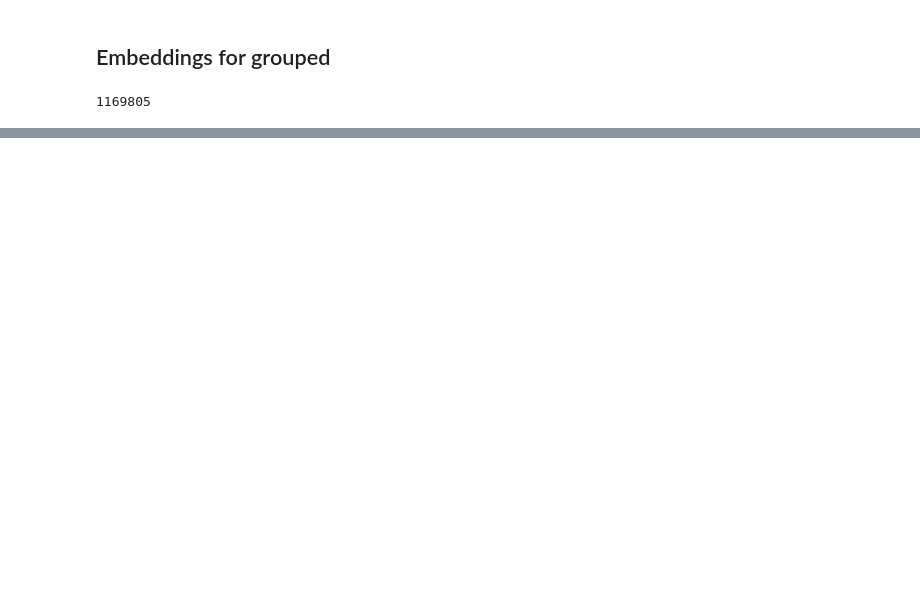
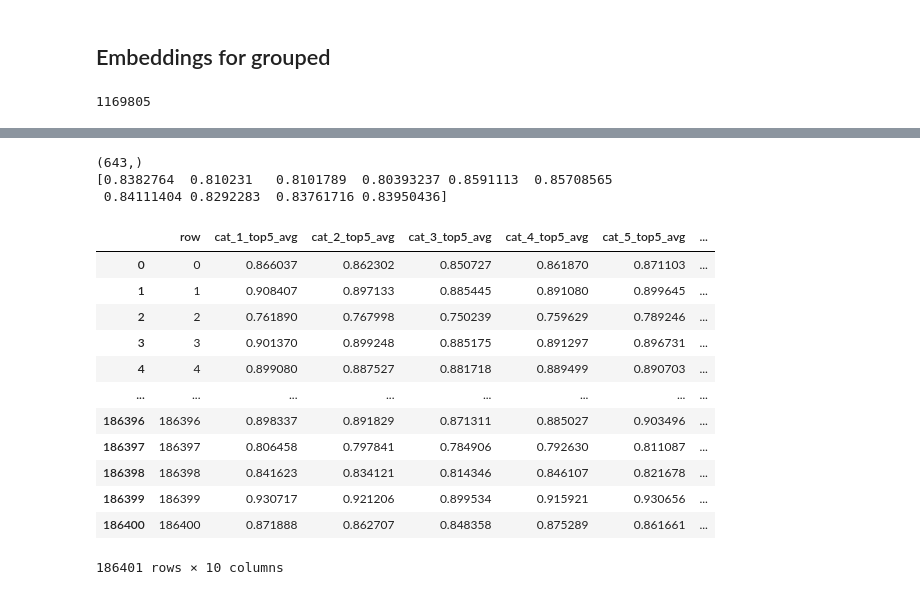
Before and after one commit to CCS-ZCU/enemy-christianity, a Jupyter notebook: scripts/biblical-class.ipynb, the cells around one changed output, grey strips where cells are left out. Saved outputs shown, nothing was run; the diff lists cells and outputs as text; code cells hidden in the pictures; blank space fills up the shorter version.

Commit message:
grouped classified

```diff
--- a/scripts/biblical-class.ipynb
+++ b/scripts/biblical-class.ipynb
@@ -534,0 +623,3 @@ joblib.dump(best_clf, "models/polemical_bin_mlp_agbert.joblib")
+# %%
+verses_polemical = verses_merged[verses_merged["is_polemical"] == 1].copy()
+grouped_polemical = grouped_filtered[grouped_filtered["pred_polemical"] == 1].copy()
@@ -534,0 +642,55 @@ joblib.dump(best_clf, "models/polemical_bin_mlp_agbert.joblib")
+# %%
+r = grouped_polemical.iloc[0]["sim_row"]   # pick the first polemical sentence
+sims = S[r]                                # similarities to *all* verses
+print(sims.shape)                          # should be (len(verses_polemical),)
+print(sims[:10])
+# %% [output]
+(643,)
+[0.8382764  0.810231   0.8101789  0.80393237 0.8591113  0.85708565
+ 0.84111404 0.8292283  0.83761716 0.83950436]
+# %%
+# categories vector (length = n_verses_polemical)
+cats = verses_polemical["primary_category"].to_numpy()
+
+# unique categories you care about
+unique_cats = np.unique(cats)
+
+# output: DataFrame with avg similarity per category
+avg_sims = []
+for r in range(S.shape[0]):   # loop over grouped_polemical sentences
+    sims = S[r]  # similarity scores to all verses
+    row_result = {"row": r}
+    for c in unique_cats:
+        mask = (cats == c)
+        if mask.any():
+            topk = 5
+            sims_sorted = np.sort(sims[mask])[-topk:]
+            row_result[f"cat_{c}_top{topk}_avg"] = sims_sorted.mean()
+            #row_result[f"cat_{c}_median_sim"] = np.median(sims[mask])
+        else:
+            row_result[f"cat_{c}_avg_sim"] = np.nan
+    avg_sims.append(row_result)
+
+avg_sims_df = pd.DataFrame(avg_sims)
+# %%
+
+# 1) Get the column with the maximum value per row
+cat_cols = [c for c in avg_sims_df.columns if c.startswith("cat_")]
+avg_sims_df["best_category"] = avg_sims_df[cat_cols].idxmax(axis=1)
+avg_sims_df["best_score"] = avg_sims_df[cat_cols].max(axis=1)
+# %%
+avg_sims_df
+# %% [output]
+|  | row | cat_1_top5_avg | cat_2_top5_avg | cat_3_top5_avg | cat_4_top5_avg | cat_5_top5_avg | ... |
+| 0 | 0 | 0.866037 | 0.862302 | 0.850727 | 0.861870 | 0.871103 | ... |
+| 1 | 1 | 0.908407 | 0.897133 | 0.885445 | 0.891080 | 0.899645 | ... |
+| 2 | 2 | 0.761890 | 0.767998 | 0.750239 | 0.759629 | 0.789246 | ... |
+| 3 | 3 | 0.901370 | 0.899248 | 0.885175 | 0.891297 | 0.896731 | ... |
+| 4 | 4 | 0.899080 | 0.887527 | 0.881718 | 0.889499 | 0.890703 | ... |
+| ... | ... | ... | ... | ... | ... | ... | ... |
+| 186396 | 186396 | 0.898337 | 0.891829 | 0.871311 | 0.885027 | 0.903496 | ... |
+| 186397 | 186397 | 0.806458 | 0.797841 | 0.784906 | 0.792630 | 0.811087 | ... |
+| 186398 | 186398 | 0.841623 | 0.834121 | 0.814346 | 0.846107 | 0.821678 | ... |
+| 186399 | 186399 | 0.930717 | 0.921206 | 0.899534 | 0.915921 | 0.930656 | ... |
+| 186400 | 186400 | 0.871888 | 0.862707 | 0.848358 | 0.875289 | 0.861661 | ... |
+186401 rows × 10 columns
```
Also changed, not shown: parts of 30 cells of this notebook, 4 other files.
